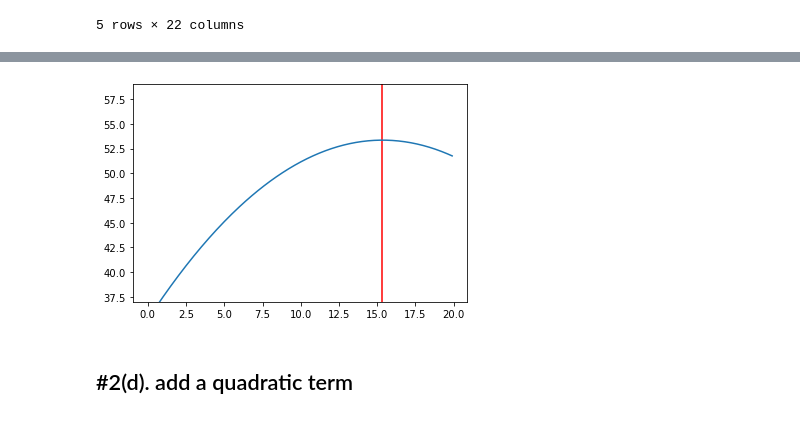
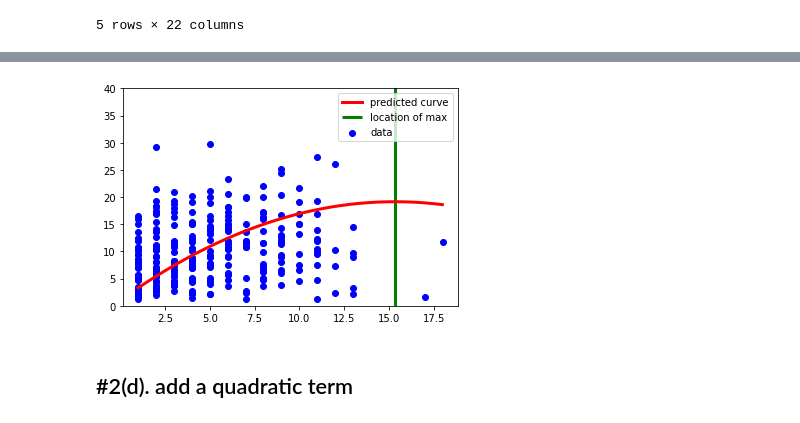
Before and after one commit to ZM601/regression_analysis, a Jupyter notebook: W4/W3_Python.ipynb, the cells around one changed output, grey strips where cells are left out. Drawn from its saved outputs; the diff is of its cells as text; code cells hidden in the pictures.

```diff
--- a/W4/W3_Python.ipynb
+++ b/W4/W3_Python.ipynb
@@ -156,19 +168,24 @@ Notes:
 [1] Standard Errors assume that the covariance matrix of the errors is correctly specified.
 [2] The condition number is large, 1.33e+03. This might indicate that there are
 strong multicollinearity or other numerical problems.
-# %%
-x_val = np.arange(0,20,0.1)
-y_val = 35.2183 + 2.3636 * x_val - 0.0770 * np.square(x_val)
-
-fig = plt.figure()
-
-plt.plot(x_val, y_val)
-plt.vlines(15.344,35,60, color='red')
-
-plt.ylim(37,59)
-plt.show()
-# %% [output]
-[figure, removed]
+# %%
+x_val = np.arange(np.min(df2['exper']), np.max(df2['exper']), 0.01)
+y_val = result2.params[0] + result2.params[1] * x_val + result2.params[2] * np.square(x_val) + result2.params[3] * np.mean(df2['age']) + result2.params[4] * np.mean(df2['coll'])
+
+x_loc = x_val[np.argmax(y_val)]
+
+fig = plt.figure()
+
+plt.plot(x_val, y_val, color='red', lw=3, label="predicted curve")
+plt.vlines(x_loc, -5, 45, color='green', lw=3, label="location of max")
+plt.scatter(df2['exper'], df2['points'], color="blue", label="data")
+
+plt.legend()
+
+plt.ylim(0,40)
+plt.show()
+# %% [output]
+[figure, added]
 # %% [markdown]
 ## #2(d). add a quadratic term
 # %%
```
Also changed, not shown: parts of 6 cells of this notebook.
